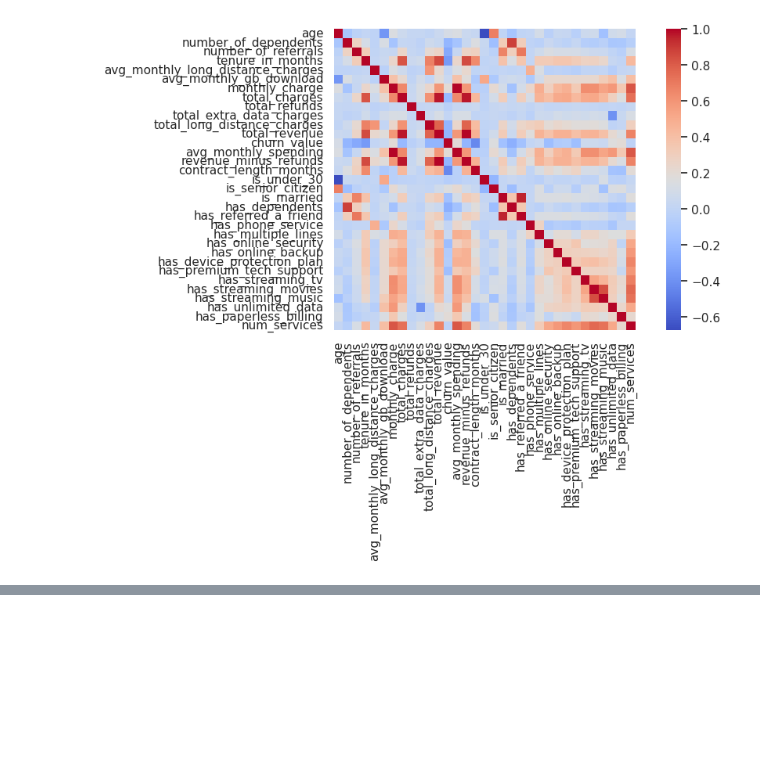
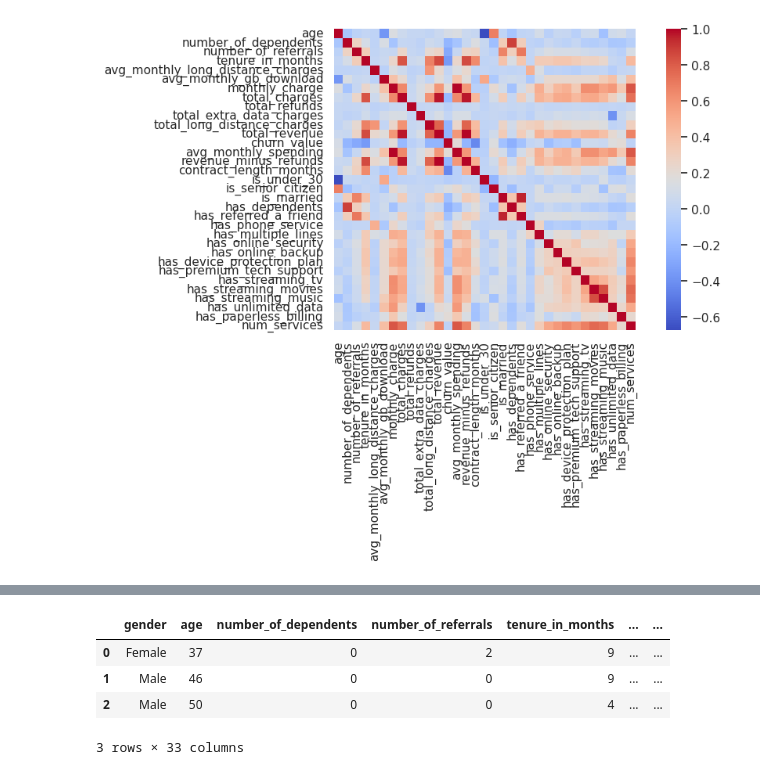
Before and after one commit to renteria-luis/telco-churn-prediction, a Jupyter notebook: notebooks/01_eda_and_feature_engineering.ipynb, the cells around one changed output, grey strips where cells are left out. Saved outputs shown, nothing was run; the diff lists cells and outputs as text; code cells hidden in the pictures; blank space fills up the shorter version.

```diff
--- a/notebooks/01_eda_and_feature_engineering.ipynb
+++ b/notebooks/01_eda_and_feature_engineering.ipynb
@@ -356,0 +367,21 @@ plt.show()
+# %%
+cols_to_drop = [
+    'customer_id', 'service_id', 'status_id',
+    'churn_label',
+
+    'under_30', 'senior_citizen', 'is_under_30', 'is_senior_citizen', 'married', 'dependents', 'referred_a_friend', 'is_married', 'has_dependents', 'has_referred_a_friend', 'phone_service', 'multiple_lines',
+    'online_security', 'online_backup', 'device_protection_plan', 'premium_tech_support', 'streaming_tv', 'streaming_movies', 'streaming_music', 'unlimited_data', 'paperless_billing',
+
+    'contract',
+    'age_group',
+    'avg_monthly_long_distance_charges'
+]
+
+df_finished = df.drop(cols_to_drop, axis=1)
+df_finished.head(3)
+# %% [output]
+|  | gender | age | number_of_dependents | number_of_referrals | tenure_in_months | ... | ... |
+| 0 | Female | 37 | 0 | 2 | 9 | ... | ... |
+| 1 | Male | 46 | 0 | 0 | 9 | ... | ... |
+| 2 | Male | 50 | 0 | 0 | 4 | ... | ... |
+3 rows × 33 columns
```
Also changed, not shown: parts of 11 cells of this notebook, 4 other files.
